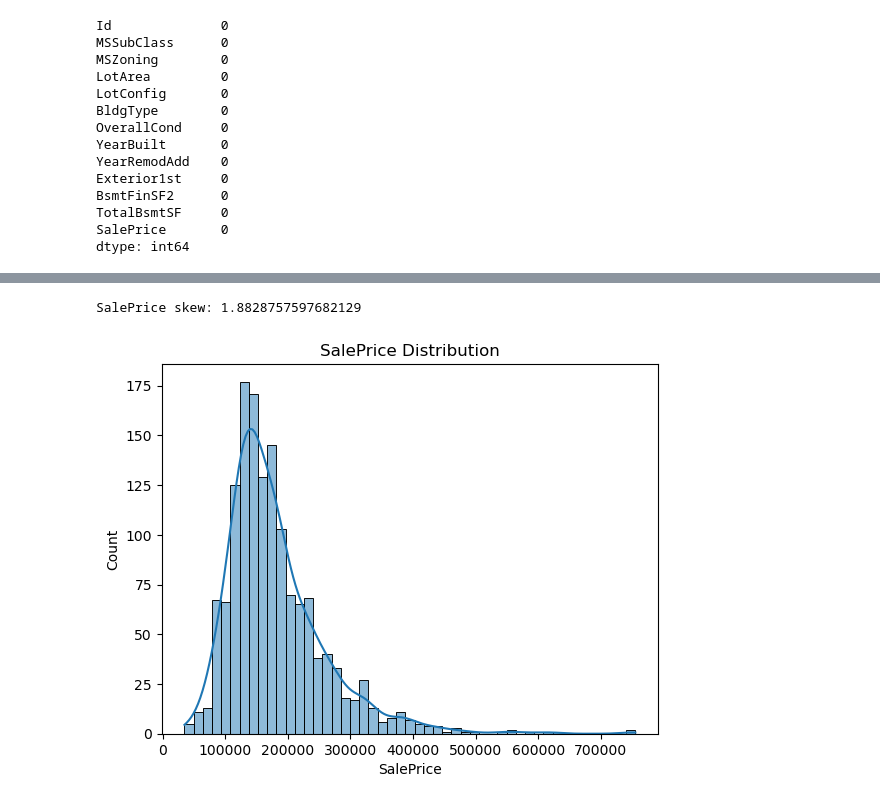
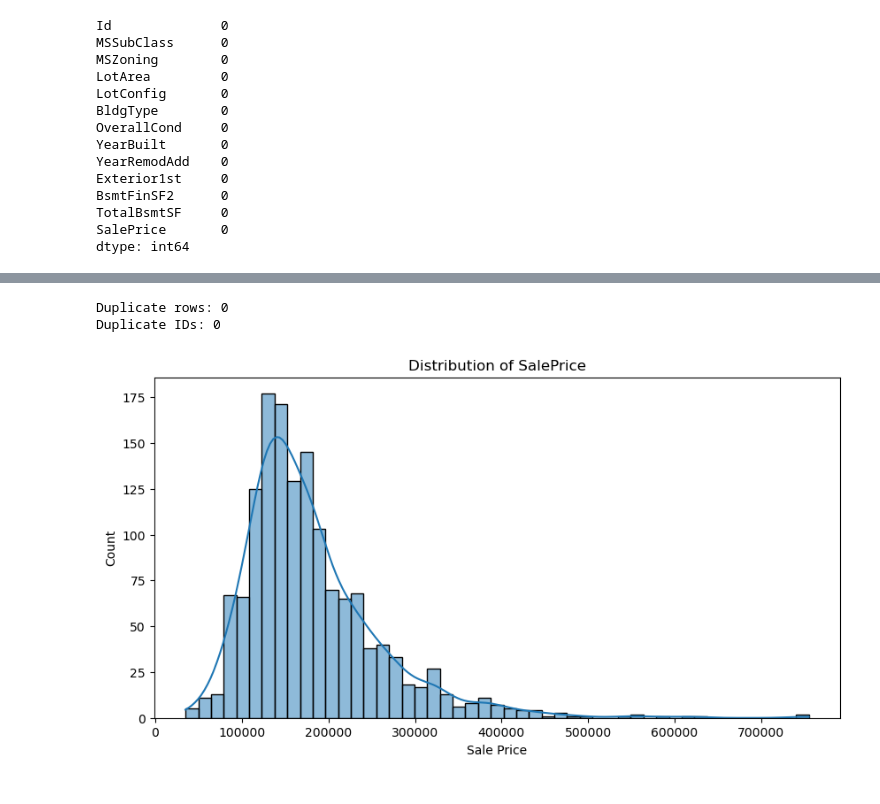
Before and after one commit to anayatasinha/House-Price-Prediction---ML, a Jupyter notebook: code.ipynb, the cells around one changed output, grey strips where cells are left out. Cells and saved outputs as stored; diff of their text form; code cells hidden in the pictures.

```diff
--- a/code.ipynb
+++ b/code.ipynb
@@ -135,7 +109,9 @@ dtype: int64
-# %%
-sns.histplot(train['SalePrice'], kde=True)
-plt.title('SalePrice Distribution')
-print("SalePrice skew:", train['SalePrice'].skew())
-# %% [output]
-SalePrice skew: 1.8828757597682129
-[figure, removed]
+# %%
+print("Duplicate rows:", train.duplicated().sum())
+
+#checking duplicate IDs
+
+print("Duplicate IDs:", train["Id"].duplicated().sum())
+# %% [output]
+Duplicate rows: 0
+Duplicate IDs: 0
@@ -141,0 +120,10 @@ SalePrice skew: 1.8828757597682129
+# %%
+plt.figure(figsize=(10, 5))
+
+sns.histplot(train["SalePrice"], kde=True)
+
+plt.title("Distribution of SalePrice")
+plt.xlabel("Sale Price")
+plt.show()
+# %% [output]
+[figure, added]
```
Also changed, not shown: parts of 27 cells of this notebook.
